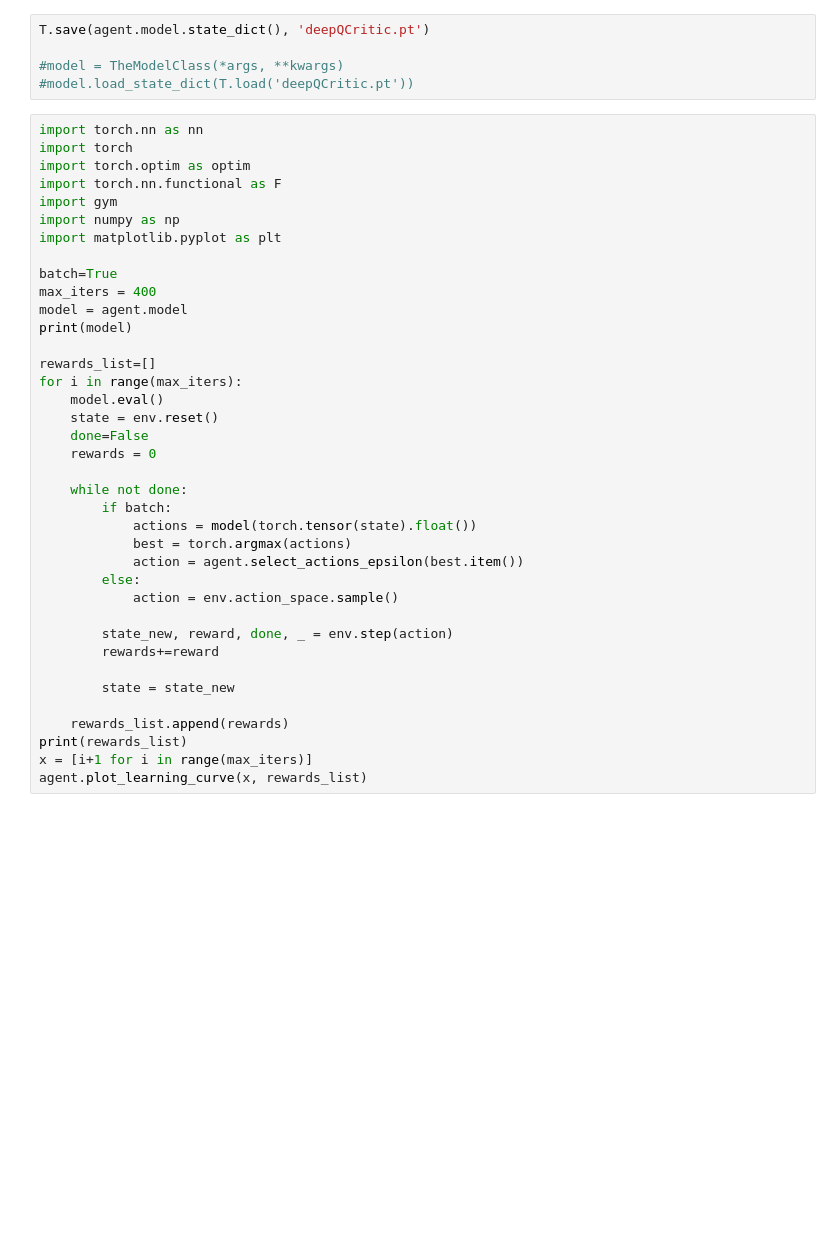
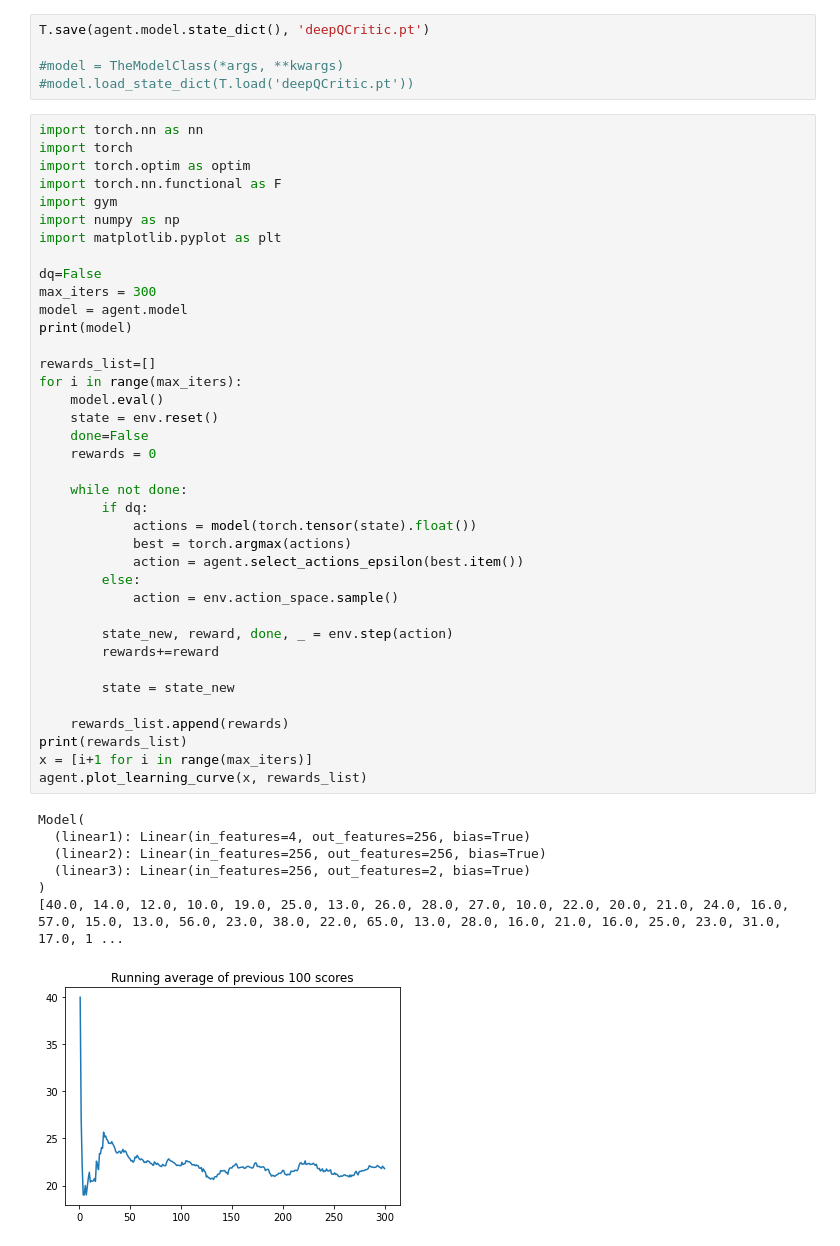
Before and after one commit to mingjunwang88/RL, a Jupyter notebook: DeepQ.ipynb, the cells around one changed output. Saved outputs shown, nothing was run; the diff lists cells and outputs as text; blank space fills up the shorter version.

```diff
--- a/DeepQ.ipynb
+++ b/DeepQ.ipynb
@@ -183,33 +183,41 @@ import torch.nn.functional as F
 import gym
 import numpy as np
 import matplotlib.pyplot as plt
 
-batch=True
-max_iters = 400
+dq=False
+max_iters = 300
 model = agent.model
 print(model)
 
 rewards_list=[]
 for i in range(max_iters):
     model.eval()
     state = env.reset()
     done=False
     rewards = 0
 
     while not done:
-        if batch:
+        if dq:
             actions = model(torch.tensor(state).float())
             best = torch.argmax(actions)
             action = agent.select_actions_epsilon(best.item())
         else:
             action = env.action_space.sample()
 
         state_new, reward, done, _ = env.step(action)
         rewards+=reward
 
         state = state_new
 
     rewards_list.append(rewards)
 print(rewards_list)
 x = [i+1 for i in range(max_iters)]
 agent.plot_learning_curve(x, rewards_list)
+# %% [output]
+Model(
+  (linear1): Linear(in_features=4, out_features=256, bias=True)
+  (linear2): Linear(in_features=256, out_features=256, bias=True)
+  (linear3): Linear(in_features=256, out_features=2, bias=True)
+)
+[40.0, 14.0, 12.0, 10.0, 19.0, 25.0, 13.0, 26.0, 28.0, 27.0, 10.0, 22.0, 20.0, 21.0, 24.0, 16.0, 57.0, 15.0, 13.0, 56.0, 23.0, 38.0, 22.0, 65.0, 13.0, 28.0, 16.0, 21.0, 16.0, 25.0, 23.0, 31.0, 17.0, 1 ...
+[figure, added]
```
Also changed, not shown: parts of 1 cell of this notebook, 25 other files.
